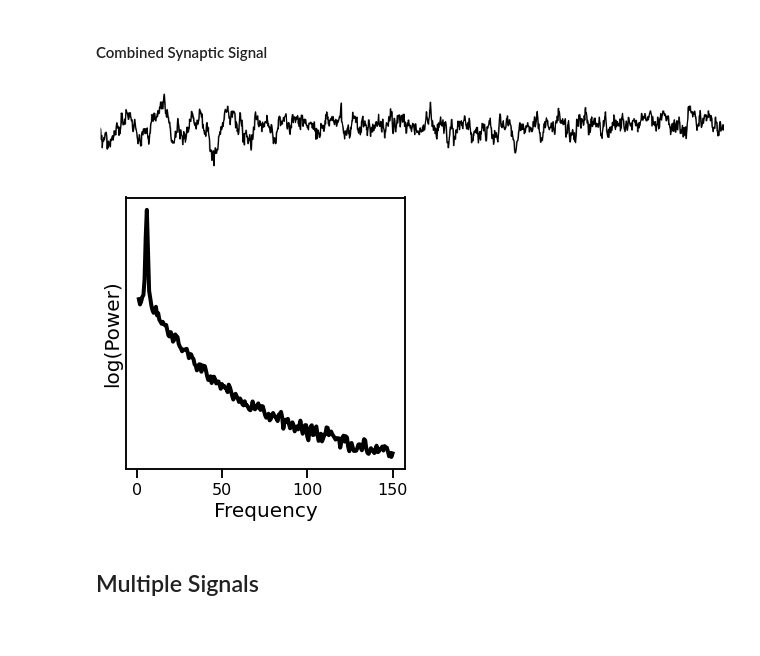
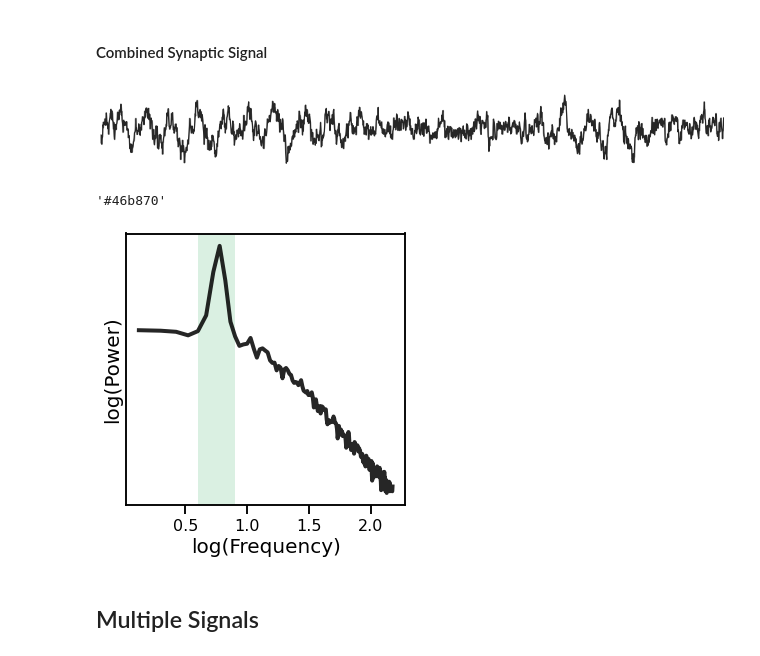
Before and after one commit to TomDonoghue/OverviewFigures, a Jupyter notebook: simulations.ipynb, the cells around one changed output. Saved outputs shown, nothing was run; the diff lists cells and outputs as text; code cells hidden in the pictures.

```diff
--- a/simulations.ipynb
+++ b/simulations.ipynb
@@ -121,23 +160,31 @@ save_fig(SAVE, 'synaptic_theta_spectrum.pdf')
 # %%
 comps = {'sim_synaptic_current' : {},
          'sim_bursty_oscillation' : {'freq' : 6}}
-sig = sim_combined(n_seconds, fs, comps)
+sig = sim_combined(n_seconds, fs, comps, [0.75, 1])
 # %%
-plot_time_series(times, sig, xlim=[10, 13])
+plot_time_series(times, sig, xlim=[10, 14], alpha=0.85)
 plt.gca().axis('off')
-save_fig(SAVE, 'synaptic_theta_time_series.pdf')
+save_fig(True, 'synaptic_theta_time_series.pdf')
 # %% [output]
-[figure, old version]
+[figure, new version]
+# %%
+BAND_COLORS['theta']
+# %% [output]
+'#46b870'
 # %%
 _, ax = plt.subplots(figsize=(5, 5))
 freqs, powers = compute_spectrum(sig, fs, nperseg=1.5*fs, noverlap=fs)
-plot_spectrum(*trim_spectrum(freqs, powers, [1, 150]),
-              log_freqs=False, log_powers=True, lw=4, color='black', ax=ax)
+plot_spectrum(*trim_spectrum(freqs, powers, [1, 150]), alpha=0.85,
+              log_freqs=True, log_powers=True, lw=4, color='black', ax=ax)
 plt.grid()
 plt.yticks([])
+add_shades(plt.gca(), [4, 8],
+           colors=BAND_COLORS['theta'],
+           #colors='#1DB100',
+           logged=True)
 save_fig(SAVE, 'synaptic_theta_spectrum.pdf')
 # %% [output]
-[figure, old version]
+[figure, new version]
 # %% [markdown]
 ## Multiple Signals
 # %% [markdown]
```
Also changed, not shown: parts of 14 cells of this notebook, 1 other file.
